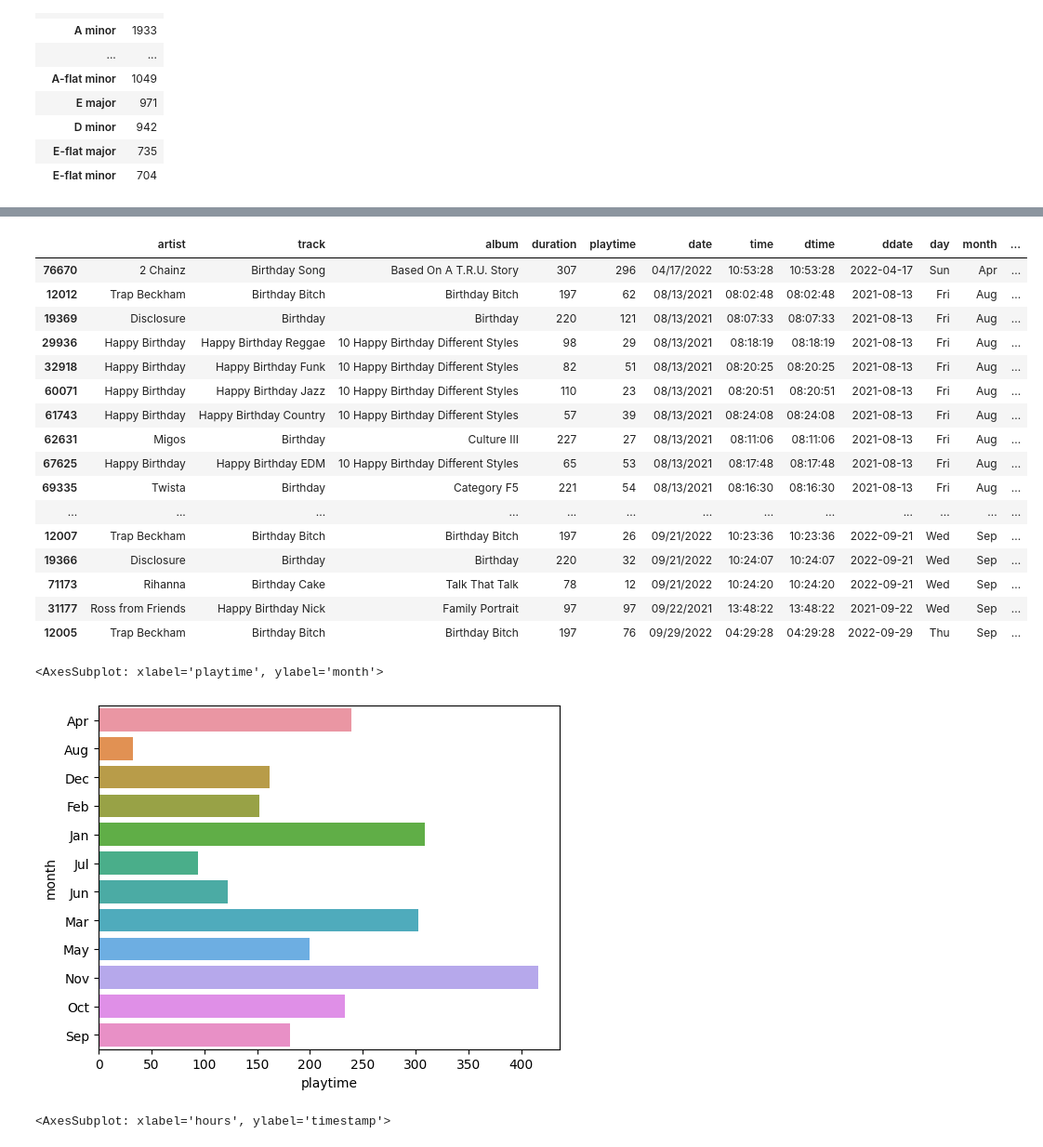
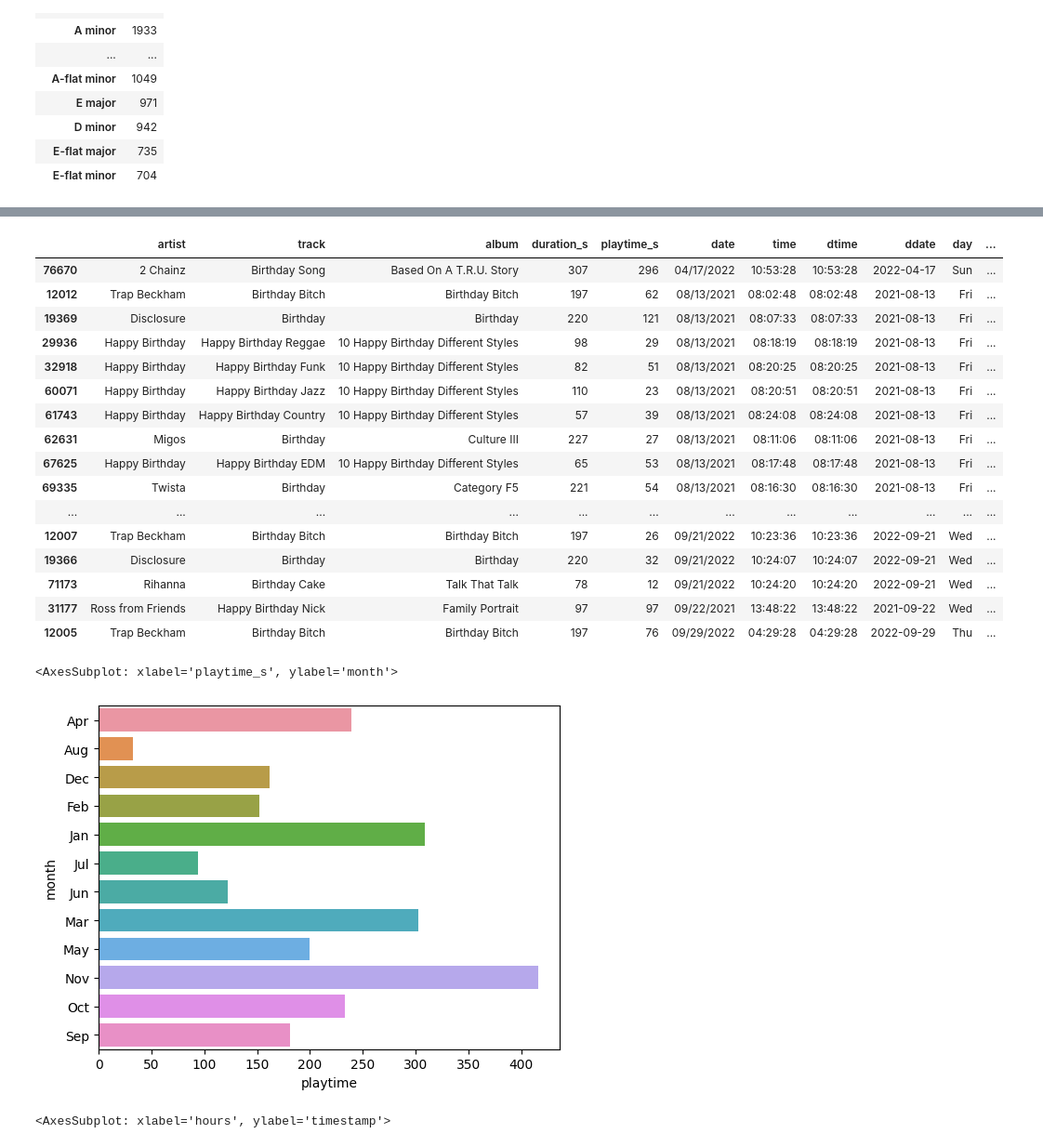
Before and after one commit to mmmuir/CL_DA2, a Jupyter notebook: spotipy_analysis.ipynb, the cells around one changed output, grey strips where cells are left out. Shown at 93% size. Saved outputs shown, nothing was run; the diff lists cells and outputs as text; code cells hidden in the pictures.

Commit message:
rename vars, checkout before deleting superfluous date data from all_streams; deleted columns can be access for analysis by df.timestamp.dt

```diff
--- a/spotipy_analysis.ipynb
+++ b/spotipy_analysis.ipynb
@@ -524,39 +524,39 @@ get_friendly(
 3281 rows × 21 columns
 # %%
 # How often do I play songs with "birthday" in the name on my loved ones' birthdays?
-streams_af_df.query("(playtime / duration) > 0.1").query(
+music_streams.query("(playtime_s / duration_s) > 0.1").query(
     "track.str.contains('(?i)birthday')"
 ).sort_values(by=["month", "date"])
 # %% [output]
-|  | artist | track | album | duration | playtime | date | time | dtime | ddate | day | month | ... |
-| 76670 | 2 Chainz | Birthday Song | Based On A T.R.U. Story | 307 | 296 | 04/17/2022 | 10:53:28 | 10:53:28 | 2022-04-17 | Sun | Apr | ... |
-| 12012 | Trap Beckham | Birthday Bitch | Birthday Bitch | 197 | 62 | 08/13/2021 | 08:02:48 | 08:02:48 | 2021-08-13 | Fri | Aug | ... |
-| 19369 | Disclosure | Birthday | Birthday | 220 | 121 | 08/13/2021 | 08:07:33 | 08:07:33 | 2021-08-13 | Fri | Aug | ... |
-| 29936 | Happy Birthday | Happy Birthday Reggae | 10 Happy Birthday Different Styles | 98 | 29 | 08/13/2021 | 08:18:19 | 08:18:19 | 2021-08-13 | Fri | Aug | ... |
-| 32918 | Happy Birthday | Happy Birthday Funk | 10 Happy Birthday Different Styles | 82 | 51 | 08/13/2021 | 08:20:25 | 08:20:25 | 2021-08-13 | Fri | Aug | ... |
-| 60071 | Happy Birthday | Happy Birthday Jazz | 10 Happy Birthday Different Styles | 110 | 23 | 08/13/2021 | 08:20:51 | 08:20:51 | 2021-08-13 | Fri | Aug | ... |
-| 61743 | Happy Birthday | Happy Birthday Country | 10 Happy Birthday Different Styles | 57 | 39 | 08/13/2021 | 08:24:08 | 08:24:08 | 2021-08-13 | Fri | Aug | ... |
-| 62631 | Migos | Birthday | Culture III | 227 | 27 | 08/13/2021 | 08:11:06 | 08:11:06 | 2021-08-13 | Fri | Aug | ... |
-| 67625 | Happy Birthday | Happy Birthday EDM | 10 Happy Birthday Different Styles | 65 | 53 | 08/13/2021 | 08:17:48 | 08:17:48 | 2021-08-13 | Fri | Aug | ... |
-| 69335 | Twista | Birthday | Category F5 | 221 | 54 | 08/13/2021 | 08:16:30 | 08:16:30 | 2021-08-13 | Fri | Aug | ... |
-| ... | ... | ... | ... | ... | ... | ... | ... | ... | ... | ... | ... | ... |
-| 12007 | Trap Beckham | Birthday Bitch | Birthday Bitch | 197 | 26 | 09/21/2022 | 10:23:36 | 10:23:36 | 2022-09-21 | Wed | Sep | ... |
-| 19366 | Disclosure | Birthday | Birthday | 220 | 32 | 09/21/2022 | 10:24:07 | 10:24:07 | 2022-09-21 | Wed | Sep | ... |
-| 71173 | Rihanna | Birthday Cake | Talk That Talk | 78 | 12 | 09/21/2022 | 10:24:20 | 10:24:20 | 2022-09-21 | Wed | Sep | ... |
-| 31177 | Ross from Friends | Happy Birthday Nick | Family Portrait | 97 | 97 | 09/22/2021 | 13:48:22 | 13:48:22 | 2021-09-22 | Wed | Sep | ... |
-| 12005 | Trap Beckham | Birthday Bitch | Birthday Bitch | 197 | 76 | 09/29/2022 | 04:29:28 | 04:29:28 | 2022-09-29 | Thu | Sep | ... |
+|  | artist | track | album | duration_s | playtime_s | date | time | dtime | ddate | day | ... |
+| 76670 | 2 Chainz | Birthday Song | Based On A T.R.U. Story | 307 | 296 | 04/17/2022 | 10:53:28 | 10:53:28 | 2022-04-17 | Sun | ... |
+| 12012 | Trap Beckham | Birthday Bitch | Birthday Bitch | 197 | 62 | 08/13/2021 | 08:02:48 | 08:02:48 | 2021-08-13 | Fri | ... |
+| 19369 | Disclosure | Birthday | Birthday | 220 | 121 | 08/13/2021 | 08:07:33 | 08:07:33 | 2021-08-13 | Fri | ... |
+| 29936 | Happy Birthday | Happy Birthday Reggae | 10 Happy Birthday Different Styles | 98 | 29 | 08/13/2021 | 08:18:19 | 08:18:19 | 2021-08-13 | Fri | ... |
+| 32918 | Happy Birthday | Happy Birthday Funk | 10 Happy Birthday Different Styles | 82 | 51 | 08/13/2021 | 08:20:25 | 08:20:25 | 2021-08-13 | Fri | ... |
+| 60071 | Happy Birthday | Happy Birthday Jazz | 10 Happy Birthday Different Styles | 110 | 23 | 08/13/2021 | 08:20:51 | 08:20:51 | 2021-08-13 | Fri | ... |
+| 61743 | Happy Birthday | Happy Birthday Country | 10 Happy Birthday Different Styles | 57 | 39 | 08/13/2021 | 08:24:08 | 08:24:08 | 2021-08-13 | Fri | ... |
+| 62631 | Migos | Birthday | Culture III | 227 | 27 | 08/13/2021 | 08:11:06 | 08:11:06 | 2021-08-13 | Fri | ... |
+| 67625 | Happy Birthday | Happy Birthday EDM | 10 Happy Birthday Different Styles | 65 | 53 | 08/13/2021 | 08:17:48 | 08:17:48 | 2021-08-13 | Fri | ... |
+| 69335 | Twista | Birthday | Category F5 | 221 | 54 | 08/13/2021 | 08:16:30 | 08:16:30 | 2021-08-13 | Fri | ... |
+| ... | ... | ... | ... | ... | ... | ... | ... | ... | ... | ... | ... |
+| 12007 | Trap Beckham | Birthday Bitch | Birthday Bitch | 197 | 26 | 09/21/2022 | 10:23:36 | 10:23:36 | 2022-09-21 | Wed | ... |
+| 19366 | Disclosure | Birthday | Birthday | 220 | 32 | 09/21/2022 | 10:24:07 | 10:24:07 | 2022-09-21 | Wed | ... |
+| 71173 | Rihanna | Birthday Cake | Talk That Talk | 78 | 12 | 09/21/2022 | 10:24:20 | 10:24:20 | 2022-09-21 | Wed | ... |
+| 31177 | Ross from Friends | Happy Birthday Nick | Family Portrait | 97 | 97 | 09/22/2021 | 13:48:22 | 13:48:22 | 2021-09-22 | Wed | ... |
+| 12005 | Trap Beckham | Birthday Bitch | Birthday Bitch | 197 | 76 | 09/29/2022 | 04:29:28 | 04:29:28 | 2022-09-29 | Thu | ... |
 # %%
 # Todo: plot podcast listening vs music listening
 # Totals per month
-podcasts_2020 = pod_df.copy()
-podcasts_2020["playtime"] = podcasts_2020["playtime"].copy() / 3600
+podcasts_2020 = podcasts.copy()
+podcasts_2020["playtime_s"] = podcasts_2020["playtime_s"].copy() / 3600
 podcast_per_month = podcasts_2020.groupby(by="month").sum(numeric_only=True)
-podcast_per_month["playtime"]
+podcast_per_month["playtime_s"]
 sns.barplot(
-    data=podcast_per_month, x=podcast_per_month["playtime"], y=podcast_per_month.index
+    data=podcast_per_month, x=podcast_per_month["playtime_s"], y=podcast_per_month.index
 )
 # %% [output]
-<AxesSubplot: xlabel='playtime', ylabel='month'>
+<AxesSubplot: xlabel='playtime_s', ylabel='month'>
 [figure]
 # %%
 # Todo: plot podcast listening vs music listening
```
Also changed, not shown: parts of 31 cells of this notebook, 3 other files.
